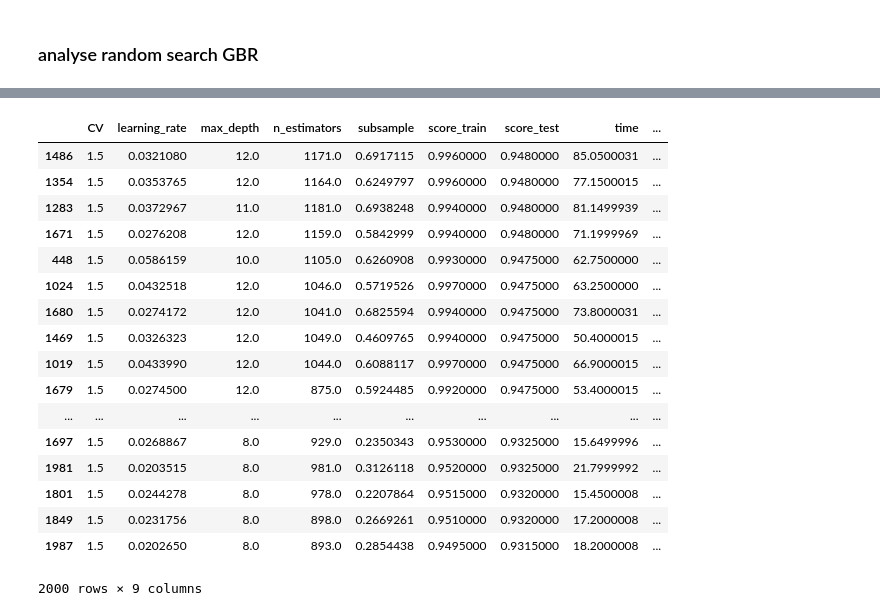
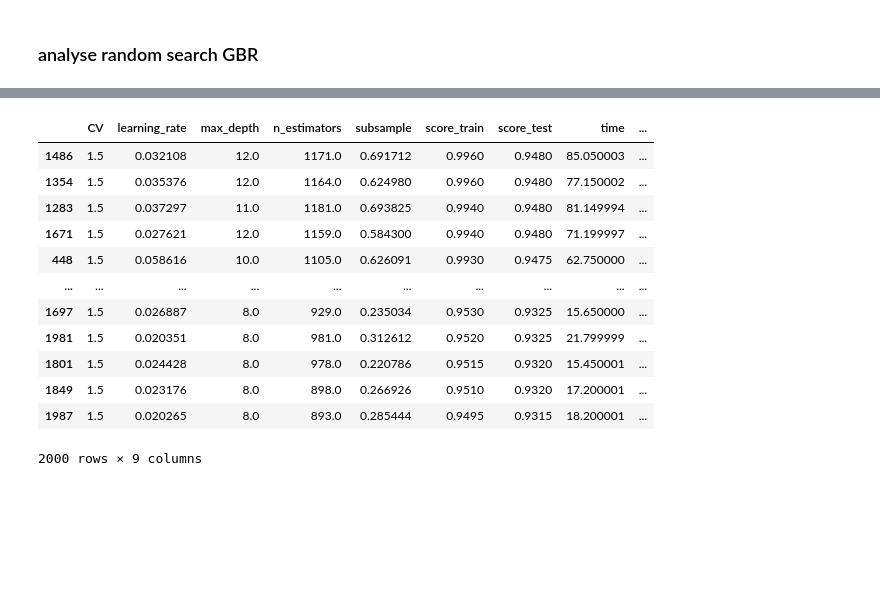
Before and after one commit to sthinius87/HL-gaps-pub, a Jupyter notebook: notebooks/general_analysis_GBR.ipynb, the cells around one changed output, grey strips where cells are left out. Cells and saved outputs as stored; diff of their text form; code cells hidden in the pictures; blank space fills up the shorter version.

```diff
--- a/notebooks/general_analysis_GBR.ipynb
+++ b/notebooks/general_analysis_GBR.ipynb
@@ -257,24 +314,0 @@ ResourceWarning: Enable tracemalloc to get the object allocation traceback
-# %%
-pd.set_option("display.precision", 7)
-pd.set_option('display.min_rows', 40)
-cols= ["CV","learning_rate", "loss", "max_depth", "n_estimators", "subsample","score_train","score_test","time"] #["learning_rat", "loss=absolute_error", "max_depth", "n_estimators", "subsample"]
-dty={"CV":np.int16,
-     "learning_rate":np.float32,
-     "loss":str,
-     "max_depth":np.int16,
-     "n_estimators":np.int16,
-     "subsample":np.float32,
-     "score_train":np.float32,
-     "score_test":np.float32,
-     "time":np.float32
-    }
-frame=pd.DataFrame(data=rr, columns=cols)#,dtype=dty)
-frame=frame.astype(dtype=dty)
-frame['r2_residuals']=frame['score_train']-frame['score_test']
-#frame["hidden_layers"]=[x.split() for x in frame["hidden_layers"]]
-#frame["hidden_layers"]=[[int(y) for y in x] for x in frame["hidden_layers"]]
-#frame["hl_sum"]=[sum(x) for x in frame["hidden_layers"]]
-#frame["hl_len"]=[len(x) for x in frame["hidden_layers"]]
-print(len(frame)/4)
-#frame.sort_values(by='score_test',ascending=False)
-frame.loc[frame['score_test']>=0.94].sort_values(by=['r2_residuals','score_test'],ascending=True)
@@ -301,22 +315,22 @@ frame.loc[frame['score_test']>=0.94].sort_values(by=['r2_residuals','score_test'
 # %%
-df_avg=frame.drop("loss",axis=1).sort_values(by='learning_rate',ascending=False).groupby(np.arange(len(frame.index))//2).mean()
-df_avg.sort_values(by='score_test',ascending=False)
+df_avg = (
+    frame.drop("loss", axis=1)
+    .sort_values(by="learning_rate", ascending=False)
+    .groupby(np.arange(len(frame.index)) // 2)
+    .mean()
+)
+df_avg.sort_values(by="score_test", ascending=False)
 # %% [output]
 |  | CV | learning_rate | max_depth | n_estimators | subsample | score_train | score_test | time | ... |
-| 1486 | 1.5 | 0.0321080 | 12.0 | 1171.0 | 0.6917115 | 0.9960000 | 0.9480000 | 85.0500031 | ... |
-| 1354 | 1.5 | 0.0353765 | 12.0 | 1164.0 | 0.6249797 | 0.9960000 | 0.9480000 | 77.1500015 | ... |
-| 1283 | 1.5 | 0.0372967 | 11.0 | 1181.0 | 0.6938248 | 0.9940000 | 0.9480000 | 81.1499939 | ... |
-| 1671 | 1.5 | 0.0276208 | 12.0 | 1159.0 | 0.5842999 | 0.9940000 | 0.9480000 | 71.1999969 | ... |
-| 448 | 1.5 | 0.0586159 | 10.0 | 1105.0 | 0.6260908 | 0.9930000 | 0.9475000 | 62.7500000 | ... |
-| 1024 | 1.5 | 0.0432518 | 12.0 | 1046.0 | 0.5719526 | 0.9970000 | 0.9475000 | 63.2500000 | ... |
-| 1680 | 1.5 | 0.0274172 | 12.0 | 1041.0 | 0.6825594 | 0.9940000 | 0.9475000 | 73.8000031 | ... |
-| 1469 | 1.5 | 0.0326323 | 12.0 | 1049.0 | 0.4609765 | 0.9940000 | 0.9475000 | 50.4000015 | ... |
-| 1019 | 1.5 | 0.0433990 | 12.0 | 1044.0 | 0.6088117 | 0.9970000 | 0.9475000 | 66.9000015 | ... |
-| 1679 | 1.5 | 0.0274500 | 12.0 | 875.0 | 0.5924485 | 0.9920000 | 0.9475000 | 53.4000015 | ... |
+| 1486 | 1.5 | 0.032108 | 12.0 | 1171.0 | 0.691712 | 0.9960 | 0.9480 | 85.050003 | ... |
+| 1354 | 1.5 | 0.035376 | 12.0 | 1164.0 | 0.624980 | 0.9960 | 0.9480 | 77.150002 | ... |
+| 1283 | 1.5 | 0.037297 | 11.0 | 1181.0 | 0.693825 | 0.9940 | 0.9480 | 81.149994 | ... |
+| 1671 | 1.5 | 0.027621 | 12.0 | 1159.0 | 0.584300 | 0.9940 | 0.9480 | 71.199997 | ... |
+| 448 | 1.5 | 0.058616 | 10.0 | 1105.0 | 0.626091 | 0.9930 | 0.9475 | 62.750000 | ... |
 | ... | ... | ... | ... | ... | ... | ... | ... | ... | ... |
-| 1697 | 1.5 | 0.0268867 | 8.0 | 929.0 | 0.2350343 | 0.9530000 | 0.9325000 | 15.6499996 | ... |
-| 1981 | 1.5 | 0.0203515 | 8.0 | 981.0 | 0.3126118 | 0.9520000 | 0.9325000 | 21.7999992 | ... |
-| 1801 | 1.5 | 0.0244278 | 8.0 | 978.0 | 0.2207864 | 0.9515000 | 0.9320000 | 15.4500008 | ... |
-| 1849 | 1.5 | 0.0231756 | 8.0 | 898.0 | 0.2669261 | 0.9510000 | 0.9320000 | 17.2000008 | ... |
-| 1987 | 1.5 | 0.0202650 | 8.0 | 893.0 | 0.2854438 | 0.9495000 | 0.9315000 | 18.2000008 | ... |
+| 1697 | 1.5 | 0.026887 | 8.0 | 929.0 | 0.235034 | 0.9530 | 0.9325 | 15.650000 | ... |
+| 1981 | 1.5 | 0.020351 | 8.0 | 981.0 | 0.312612 | 0.9520 | 0.9325 | 21.799999 | ... |
+| 1801 | 1.5 | 0.024428 | 8.0 | 978.0 | 0.220786 | 0.9515 | 0.9320 | 15.450001 | ... |
+| 1849 | 1.5 | 0.023176 | 8.0 | 898.0 | 0.266926 | 0.9510 | 0.9320 | 17.200001 | ... |
+| 1987 | 1.5 | 0.020265 | 8.0 | 893.0 | 0.285444 | 0.9495 | 0.9315 | 18.200001 | ... |
 2000 rows × 9 columns
```
Also changed, not shown: parts of 20 cells of this notebook, 1 other file.
